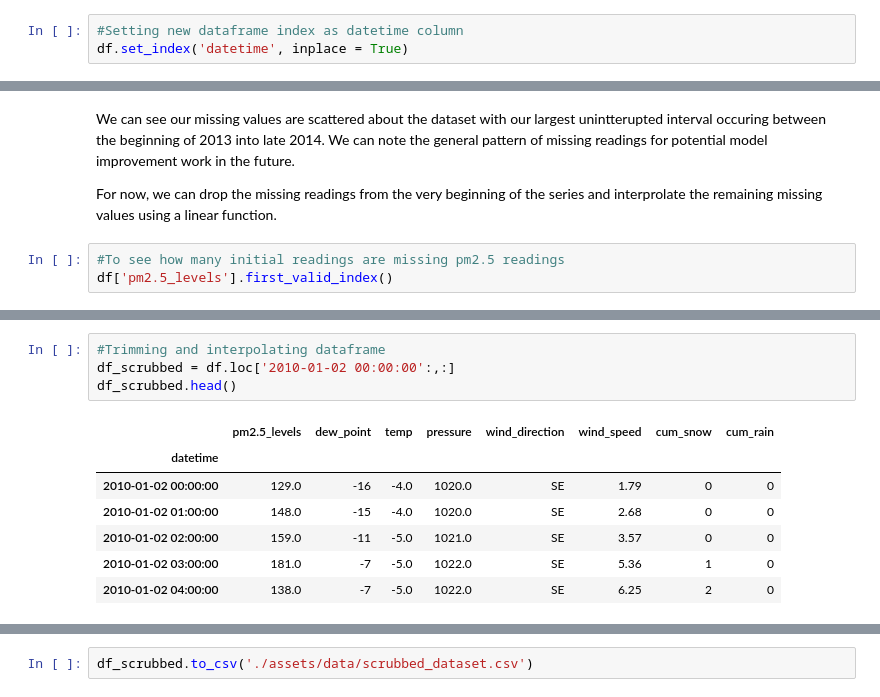
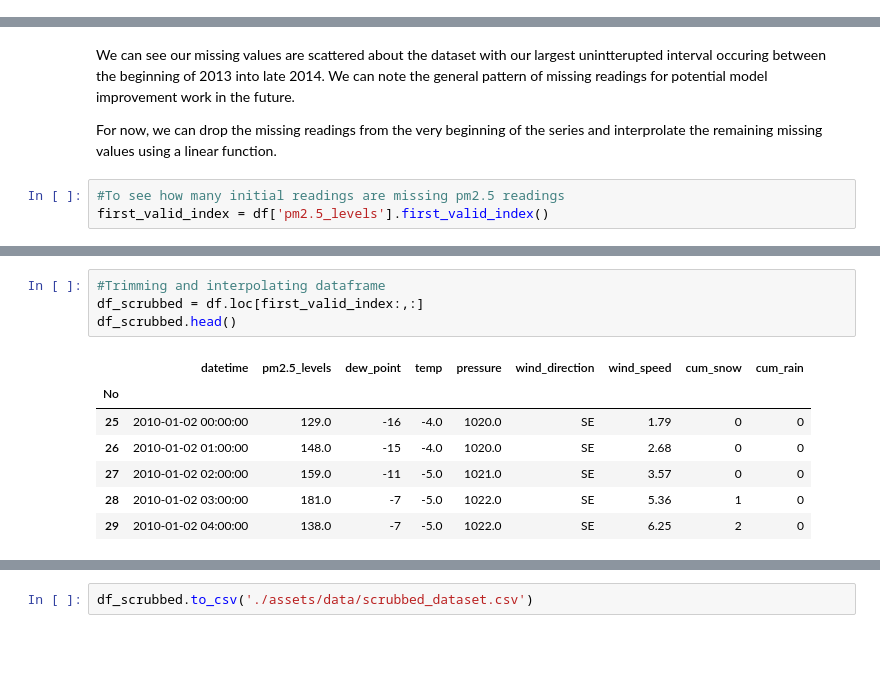
Before and after one commit to lisashub/lstm_pollution_time_series, a Jupyter notebook: Time Series in Python.ipynb, the cells around one changed output, grey strips where cells are left out. Saved outputs shown, nothing was run; the diff lists cells and outputs as text; blank space fills up the shorter version.

```diff
--- a/Time Series in Python.ipynb
+++ b/Time Series in Python.ipynb
@@ -167,9 +167,6 @@ Data columns (total 9 columns):
  8   cum_rain        43824 non-null  int64
 dtypes: datetime64[ns](1), float64(4), int64(3), object(1)
 memory usage: 3.3+ MB
-# %%
-#Setting new dataframe index as datetime column
-df.set_index('datetime', inplace = True)
 # %% [markdown]
 Now that we've formatted our df more appropriately, we are in a better spot to explore our missing pm2.5_level values. To do this, let's create a dataframe of just our missing values and their indexes.
 # %%
@@ -200,4 +198,4 @@ We can see our missing values are scattered about the dataset with our largest u
 For now, we can drop the missing readings from the very beginning of the series and interprolate the remaining missing values using a linear function.
 # %%
 #To see how many initial readings are missing pm2.5 readings
-df['pm2.5_levels'].first_valid_index()
+first_valid_index = df['pm2.5_levels'].first_valid_index()
@@ -206,13 +202,13 @@ Timestamp('2010-01-02 00:00:00')
 # %%
 #Trimming and interpolating dataframe
-df_scrubbed = df.loc['2010-01-02 00:00:00':,:]
+df_scrubbed = df.loc[first_valid_index:,:]
 df_scrubbed.head()
 # %% [output]
-|  | pm2.5_levels | dew_point | temp | pressure | wind_direction | wind_speed | cum_snow | cum_rain |
-| datetime |  |  |  |  |  |  |  |  |
-| 2010-01-02 00:00:00 | 129.0 | -16 | -4.0 | 1020.0 | SE | 1.79 | 0 | 0 |
-| 2010-01-02 01:00:00 | 148.0 | -15 | -4.0 | 1020.0 | SE | 2.68 | 0 | 0 |
-| 2010-01-02 02:00:00 | 159.0 | -11 | -5.0 | 1021.0 | SE | 3.57 | 0 | 0 |
-| 2010-01-02 03:00:00 | 181.0 | -7 | -5.0 | 1022.0 | SE | 5.36 | 1 | 0 |
-| 2010-01-02 04:00:00 | 138.0 | -7 | -5.0 | 1022.0 | SE | 6.25 | 2 | 0 |
+|  | datetime | pm2.5_levels | dew_point | temp | pressure | wind_direction | wind_speed | cum_snow | cum_rain |
+| No |  |  |  |  |  |  |  |  |  |
+| 25 | 2010-01-02 00:00:00 | 129.0 | -16 | -4.0 | 1020.0 | SE | 1.79 | 0 | 0 |
+| 26 | 2010-01-02 01:00:00 | 148.0 | -15 | -4.0 | 1020.0 | SE | 2.68 | 0 | 0 |
+| 27 | 2010-01-02 02:00:00 | 159.0 | -11 | -5.0 | 1021.0 | SE | 3.57 | 0 | 0 |
+| 28 | 2010-01-02 03:00:00 | 181.0 | -7 | -5.0 | 1022.0 | SE | 5.36 | 1 | 0 |
+| 29 | 2010-01-02 04:00:00 | 138.0 | -7 | -5.0 | 1022.0 | SE | 6.25 | 2 | 0 |
 # %%
```
Also changed, not shown: parts of 6 cells of this notebook.
